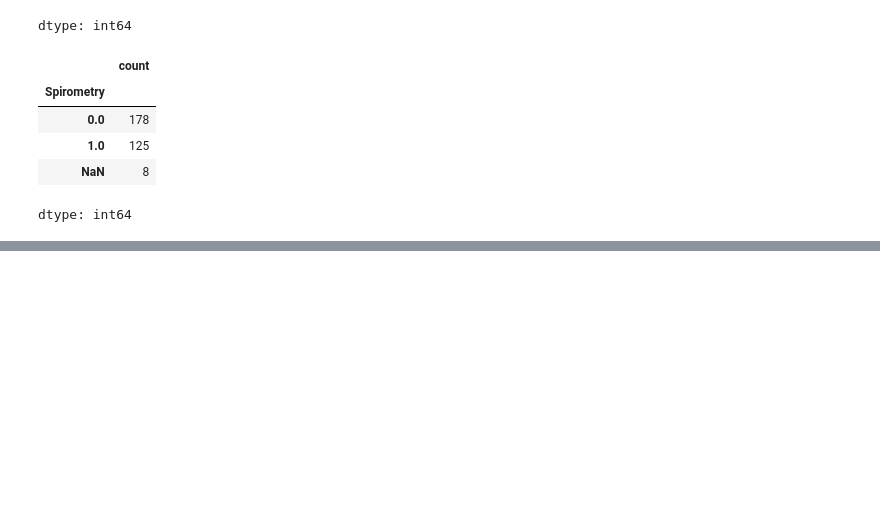
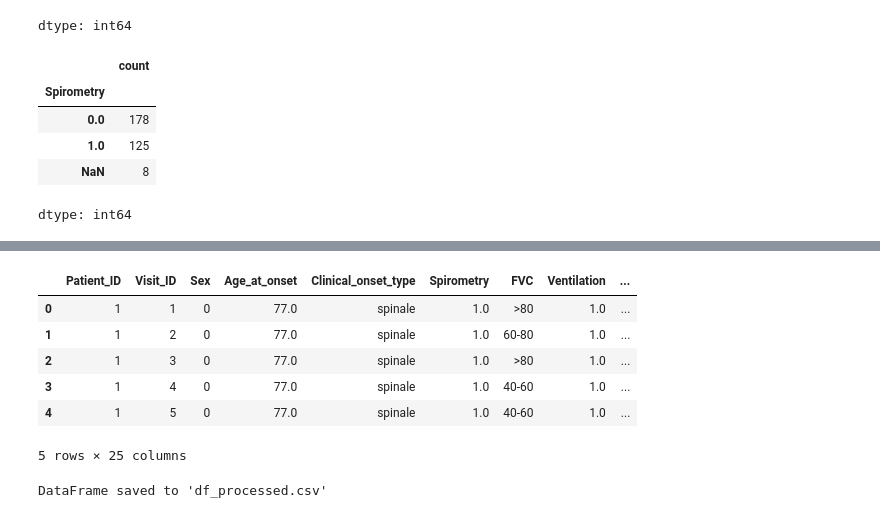
Before and after one commit to FaridRash/Advance-Statistical-Learnin--Semester-3, a Jupyter notebook: Farid/Farid_Null_Values.ipynb, the cells around one changed output, grey strips where cells are left out. Cells and saved outputs as stored; diff of their text form; code cells hidden in the pictures; blank space fills up the shorter version.

```diff
--- a/Farid/Farid_Null_Values.ipynb
+++ b/Farid/Farid_Null_Values.ipynb
@@ -271,3 +265,10 @@ display(spirometry_counts)
 | 1.0 | 125 |
 | NaN | 8 |
 dtype: int64
+# %%
+# Impute NaN values in 'Spirometry' based on 'FVC' categories
+df.loc[df['FVC'].isin(['>80', '60-80', '40-60']) & df['Spirometry'].isna(), 'Spirometry'] = 1.0
+df.loc[(df['FVC'] == '<40') & df['Spirometry'].isna(), 'Spirometry'] = 0.0
+
+# Display the value counts for 'Spirometry' including NaN to check
+display(df['Spirometry'].value_counts(dropna=False))
@@ -273,0 +315,18 @@ dtype: int64
+# %%
+df = df.drop(['Date_of_birth', 'Symptom_onset_date', 'Diagnosis_date'], axis=1)
+display(df.head())
+# %% [output]
+|  | Patient_ID | Visit_ID | Sex | Age_at_onset | Clinical_onset_type | Spirometry | FVC | Ventilation | ... |
+| 0 | 1 | 1 | 0 | 77.0 | spinale | 1.0 | >80 | 1.0 | ... |
+| 1 | 1 | 2 | 0 | 77.0 | spinale | 1.0 | 60-80 | 1.0 | ... |
+| 2 | 1 | 3 | 0 | 77.0 | spinale | 1.0 | >80 | 1.0 | ... |
+| 3 | 1 | 4 | 0 | 77.0 | spinale | 1.0 | 40-60 | 1.0 | ... |
+| 4 | 1 | 5 | 0 | 77.0 | spinale | 1.0 | 40-60 | 1.0 | ... |
+5 rows × 25 columns
+# %%
+# Save the DataFrame to a CSV file
+df.to_csv('df_processed.csv', index=False)
+
+print("DataFrame saved to 'df_processed.csv'")
+# %% [output]
+DataFrame saved to 'df_processed.csv'
```
Also changed, not shown: parts of 5 cells of this notebook.
